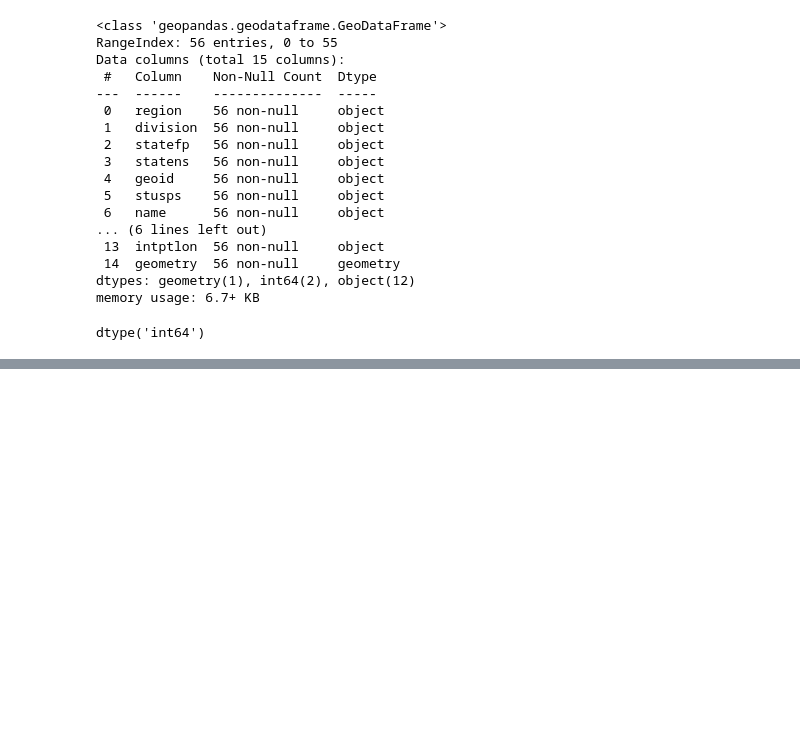
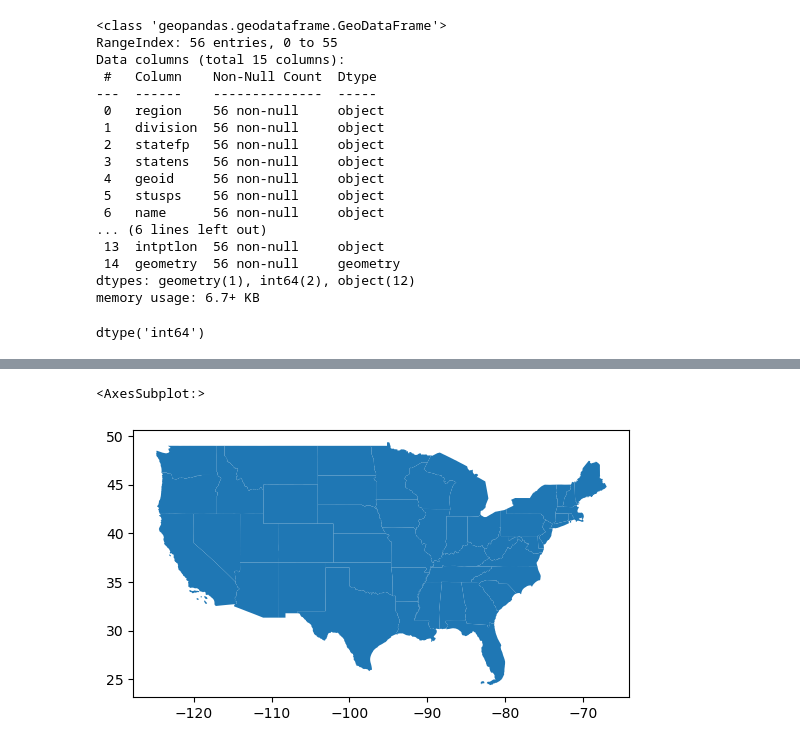
Before and after one commit to a-ramji/eds220-week5, a Jupyter notebook: lesson-13-crs.ipynb, the cells around one changed output, grey strips where cells are left out. Drawn from its saved outputs; the diff is of its cells as text; code cells hidden in the pictures; blank space fills up the shorter version.

```diff
--- a/lesson-13-crs.ipynb
+++ b/lesson-13-crs.ipynb
@@ -197,0 +286,5 @@ memory usage: 6.7+ KB
+# %%
+subset.plot()
+# %% [output]
+<AxesSubplot:>
+[figure, added]
```
Also changed, not shown: parts of 24 cells of this notebook.
